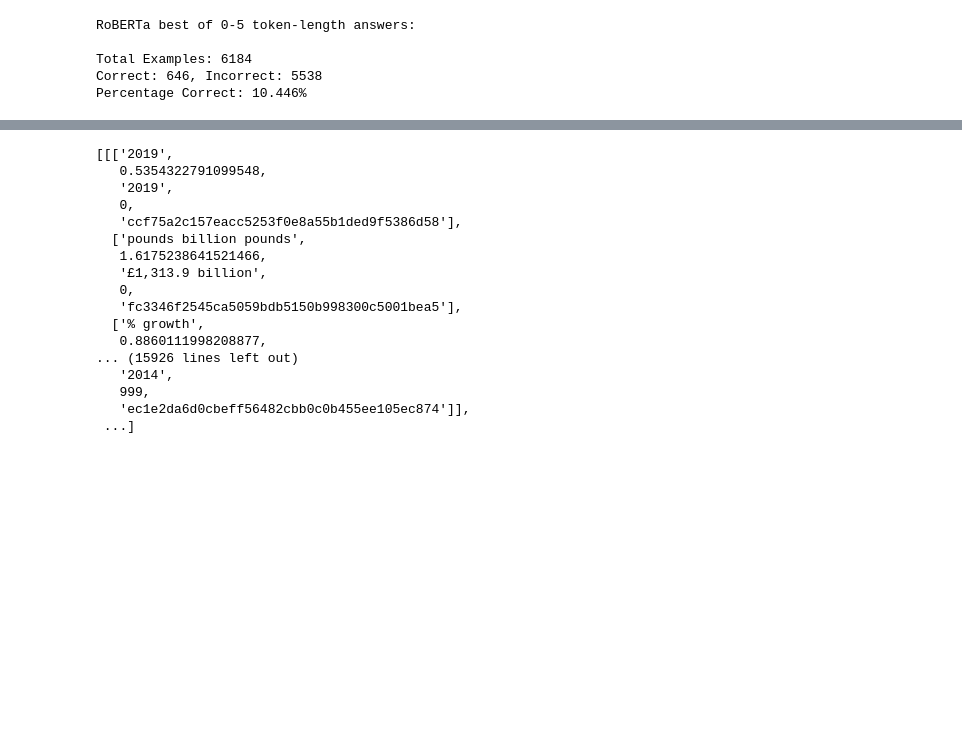
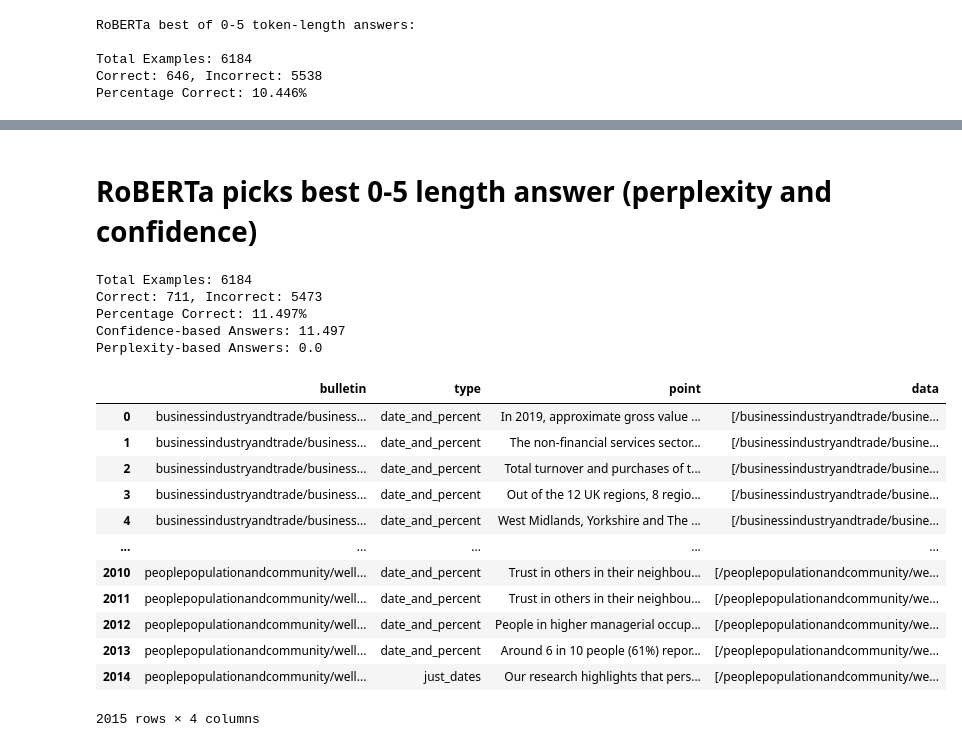
Before and after one commit to pafitis/thesis, a Jupyter notebook: language_modelling.ipynb, the cells around one changed output, grey strips where cells are left out. Saved outputs shown, nothing was run; the diff lists cells and outputs as text; code cells hidden in the pictures; blank space fills up the shorter version.

Commit message:
new results, mods in lang modelling, update resultsinfo, started TAPAS

```diff
--- a/language_modelling.ipynb
+++ b/language_modelling.ipynb
@@ -332,20 +329,0 @@ NameError: name 'results' is not defined
-# %%
-results
-# %% [output]
-[[['2019',
-   0.5354322791099548,
-   '2019',
-   0,
-   'ccf75a2c157eacc5253f0e8a55b1ded9f5386d58'],
-  ['pounds billion pounds',
-   1.6175238641521466,
-   '£1,313.9 billion',
-   0,
-   'fc3346f2545ca5059bdb5150b998300c5001bea5'],
-  ['% growth',
-   0.8860111998208877,
-... (15926 lines left out)
-   '2014',
-   999,
-   'ec1e2da6d0cbeff56482cbb0c0b455ee105ec874']],
- ...]
@@ -365,0 +330,2 @@ United States of America
+# %% [markdown]
+# RoBERTa picks best 0-5 length answer (perplexity and confidence)
@@ -365,0 +335,25 @@ United States of America
+# %%
+count_correct, count_wrong, correct_preds, wrong_preds, conf_count_correct, conf_count_wrong, conf_correct_preds, conf_wrong_preds, perp_count_correct, perp_count_wrong, perp_correct_preds, perp_wrong_preds = \
+    summarise_results(results, includes_perplexity=True)
+# %% [output]
+Total Examples: 6184
+Correct: 711, Incorrect: 5473
+Percentage Correct: 11.497%
+Confidence-based Answers: 11.497
+Perplexity-based Answers: 0.0
+# %%
+df
+# %% [output]
+|  | bulletin | type | point | data |
+| 0 | businessindustryandtrade/business... | date_and_percent | In 2019, approximate gross value ... | [/businessindustryandtrade/busine... |
+| 1 | businessindustryandtrade/business... | date_and_percent | The non-financial services sector... | [/businessindustryandtrade/busine... |
+| 2 | businessindustryandtrade/business... | date_and_percent | Total turnover and purchases of t... | [/businessindustryandtrade/busine... |
+| 3 | businessindustryandtrade/business... | date_and_percent | Out of the 12 UK regions, 8 regio... | [/businessindustryandtrade/busine... |
+| 4 | businessindustryandtrade/business... | date_and_percent | West Midlands, Yorkshire and The ... | [/businessindustryandtrade/busine... |
+| ... | ... | ... | ... | ... |
+| 2010 | peoplepopulationandcommunity/well... | date_and_percent | Trust in others in their neighbou... | [/peoplepopulationandcommunity/we... |
+| 2011 | peoplepopulationandcommunity/well... | date_and_percent | Trust in others in their neighbou... | [/peoplepopulationandcommunity/we... |
+| 2012 | peoplepopulationandcommunity/well... | date_and_percent | People in higher managerial occup... | [/peoplepopulationandcommunity/we... |
+| 2013 | peoplepopulationandcommunity/well... | date_and_percent | Around 6 in 10 people (61%) repor... | [/peoplepopulationandcommunity/we... |
+| 2014 | peoplepopulationandcommunity/well... | just_dates | Our research highlights that pers... | [/peoplepopulationandcommunity/we... |
+2015 rows × 4 columns
```
Also changed, not shown: parts of 4 cells of this notebook, 7 other files.
